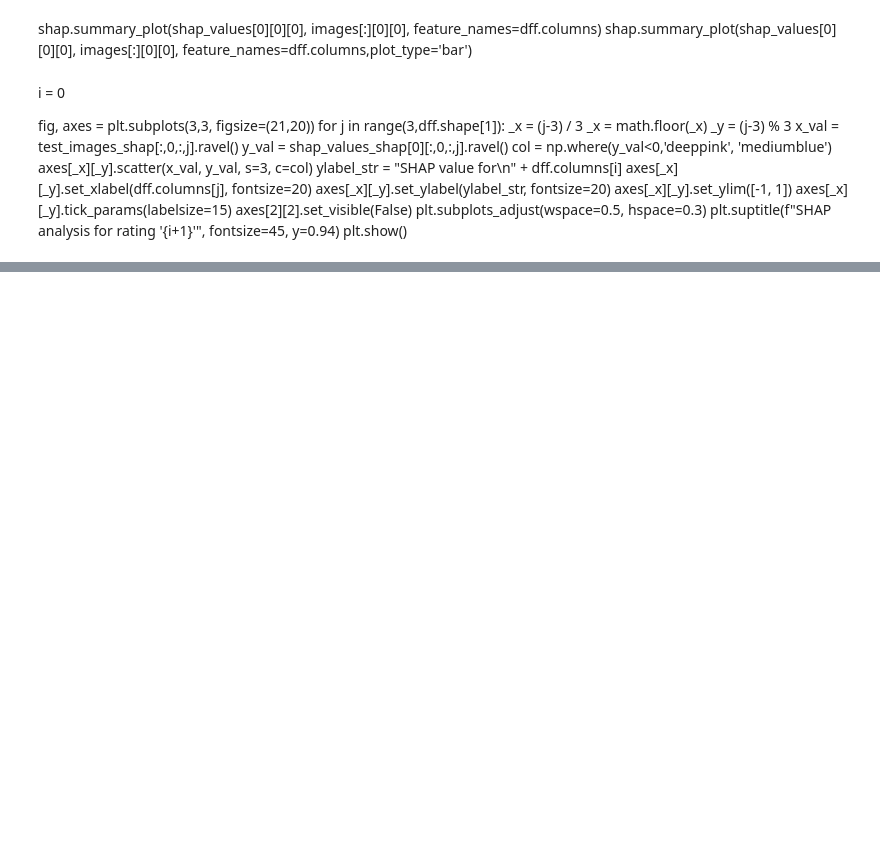
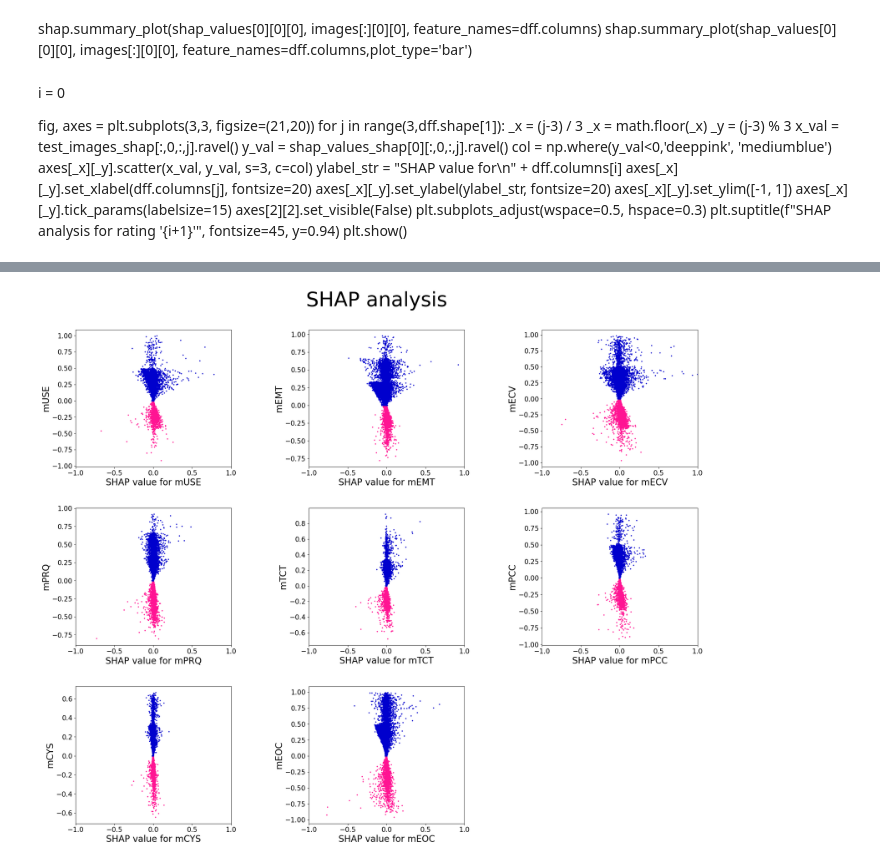
Before and after one commit to mystous/MDSM_ResNetbased, a Jupyter notebook: MDSMResnet_Various_Hyperparameter.ipynb, the cells around one changed output, grey strips where cells are left out. Saved outputs shown, nothing was run; the diff lists cells and outputs as text; code cells hidden in the pictures; blank space fills up the shorter version.

Commit message:
SHAP update

```diff
--- a/MDSMResnet_Various_Hyperparameter.ipynb
+++ b/MDSMResnet_Various_Hyperparameter.ipynb
@@ -690,60 +797,28 @@ plt.show()
 # %%
-print('-- Building shap test dataset / dataloader--')
-for i in range(5):
-    dataset_shap = MDSMDataset(f'{data_path}amazon_hmdvr_df_tokenized_sentiment_score_extended_normalized_reviewStar{i+1}.csv')
-    print(f'{data_path}amazon_hmdvr_df_tokenized_sentiment_score_extended_normalized_reviewStar{i+1}.csv is used for shap analysis')
-
-    shap_shap_loader = torch.utils.data.DataLoader(dataset_shap, batch_size = len(dataset_shap), shuffle=True, num_workers=0)
-
-    batch_shap = next(iter(shap_shap_loader))
-    images_shap, _ = batch_shap
-
-    max_size_shap = len(dataset_shap)
-
-    test_images_shap = images_shap[:max_size_shap]
-    shap_values_shap = e.shap_values(test_images_shap)
-
-    clear_output(wait=True)
-    print(f'{data_path}amazon_hmdvr_df_tokenized_sentiment_score_extended_normalized_reviewStar{i+1}.csv is used for shap analysis')
-
-    plt.clf()
-    fig, axes = plt.subplots(3,3, figsize=(21,20))
-    for j in range(3,dff.shape[1]):
-        _x = (j-3) / 3
-        _x = math.floor(_x)
-        _y = (j-3) % 3
-        x_val = test_images_shap[:,0,:,j].ravel()
-        y_val = shap_values_shap[0][:,0,:,j].ravel()
-        col = np.where(y_val<0,'deeppink', 'mediumblue')
-        axes[_x][_y].scatter(x_val, y_val, s=3, c=col)
-        ylabel_str = "SHAP value for\n" + dff.columns[i]
-        axes[_x][_y].set_xlabel(dff.columns[j], fontsize=20)
-        axes[_x][_y].set_ylabel(ylabel_str, fontsize=20)
-        axes[_x][_y].set_ylim([-1, 1])
-        axes[_x][_y].tick_params(labelsize=15)
-    axes[2][2].set_visible(False)
-    plt.subplots_adjust(wspace=0.5, hspace=0.3)
-    plt.suptitle(f"SHAP analysis for rating \'{i+1}\'", fontsize=45, y=0.94)
-    #plt.show()
+plt.clf()
+fig, axes = plt.subplots(3,3, figsize=(25,20))
+for j in range(3,dff.shape[1]):
+    _x = (j-3) / 3
+    _x = math.floor(_x)
+    _y = (j-3) % 3
+    y_val = test_images_shap[:,0,:,j].ravel()
+    x_val = shap_values_shap[0][:,0,:,j].ravel()
+    col = np.where(y_val<0,'deeppink', 'mediumblue')
+    axes[_x][_y].scatter(x_val, y_val, s=3, c=col)
+    #axes[_x][_y].scatter(x_val, y_val, s=3, c=y_val, cmap=matplotlib.colormaps['inferno'])
+    ylabel_str = "SHAP value for " + dff.columns[j]
+    axes[_x][_y].set_ylabel(dff.columns[j], fontsize=20)
+    axes[_x][_y].set_xlabel(ylabel_str, fontsize=20)
+    axes[_x][_y].set_xlim([-1, 1])
+    axes[_x][_y].tick_params(labelsize=15)
+axes[2][2].set_visible(False)
+plt.subplots_adjust(wspace=0.5, hspace=0.3)
+plt.suptitle("SHAP analysis", fontsize=45, y=0.94)
+if web_running == True:
+    plt.show()
+else:
     plt.savefig("{}graphs/amazon_hmdvr_df_tokenized_sentiment_score_shap-data_{}-{}_{}.png"
             .format(path, i+1, max_size, hyperparameter_str), dpi=300)
-    print("{}graphs/amazon_hmdvr_df_tokenized_sentiment_score_shap-data_{}-{}_{}.png is saved"
-            .format(path, i+1, max_size, hyperparameter_str))
-
-    #shap.summary_plot(shap_values_shap[0][0][0], images_shap[:][0][0], feature_names=dff.columns)
-    #shap.summary_plot(shap_values_shap[0][0][0], images_shap[:][0][0], feature_names=dff.columns,plot_type='bar')
-
-    #plt.clf()
-    #shap.summary_plot(shap_values_shap[0][0][0], images_shap[:][0][0], feature_names=dff.columns,show=False)
-    #plt.savefig("{}graphs/amazon_hmdvr_df_tokenized_sentiment_score_shap_summary-data_{}-{}_{}.png"
-    #        .format(path, i+1, max_size, hyperparameter_str), dpi=300)
-    #print("{}graphs/amazon_hmdvr_df_tokenized_sentiment_score_shap_summary-data_{}-{}_{}.png is saved"
-    #        .format(path, i+1, max_size, hyperparameter_str))
-
-    #plt.clf()
-    #shap.summary_plot(shap_values_shap[0][0][0], images_shap[:][0][0], feature_names=dff.columns,plot_type='bar',show=False)
-    #plt.savefig("{}graphs/amazon_hmdvr_df_tokenized_sentiment_score_shap_summary-bar-data_{}-{}_{}.png"
-    #        .format(path, i+1, max_size, hyperparameter_str), dpi=300)
-    #print("{}graphs/amazon_hmdvr_df_tokenized_sentiment_score_shap_summary-bar-data_{}-{}_{}.png is saved"
-    #        .format(path, i+1, max_size, hyperparameter_str))
+print("{}graphs/amazon_hmdvr_df_tokenized_sentiment_score_shap-data_{}-{}_{}.png is saved"
+        .format(path, i+1, max_size, hyperparameter_str))
 # %% [output]
@@ -751,0 +826 @@ results/2023-03-02_175237_jupyter/graphs/amazon_hmdvr_df_tokenized_sentiment_sco
+[figure, added]
```
Also changed, not shown: parts of 15 cells of this notebook, 2 other files.
